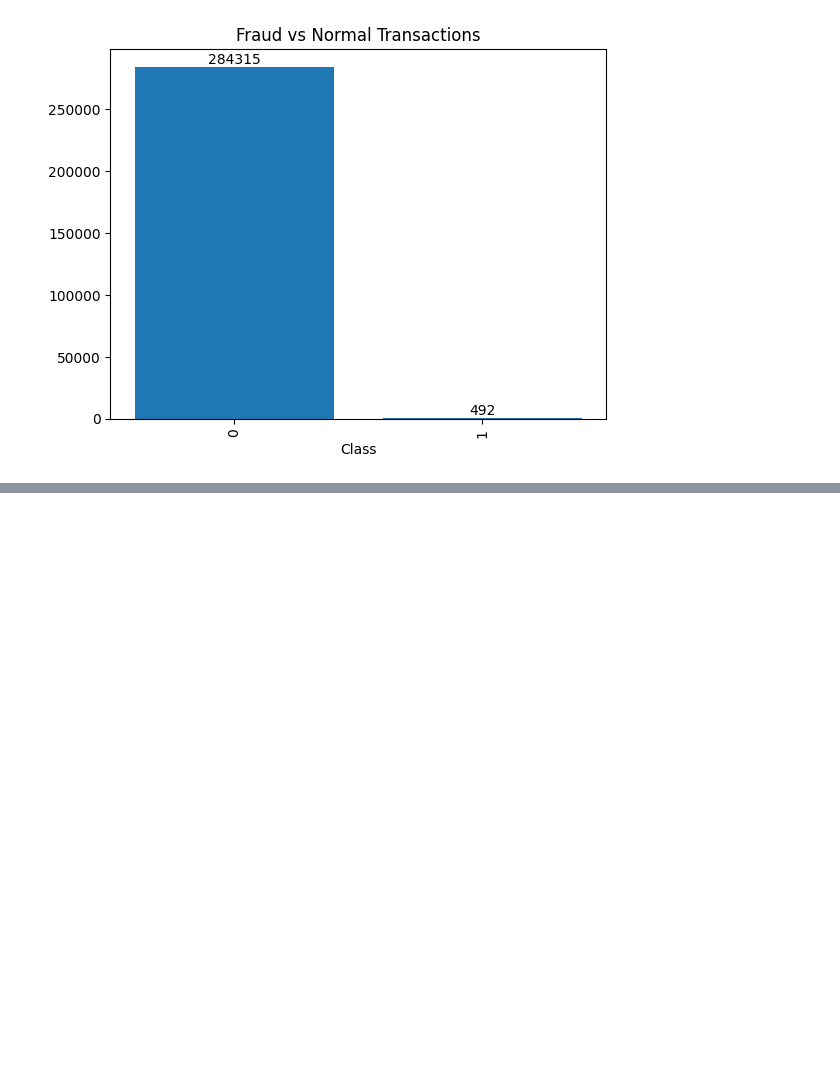
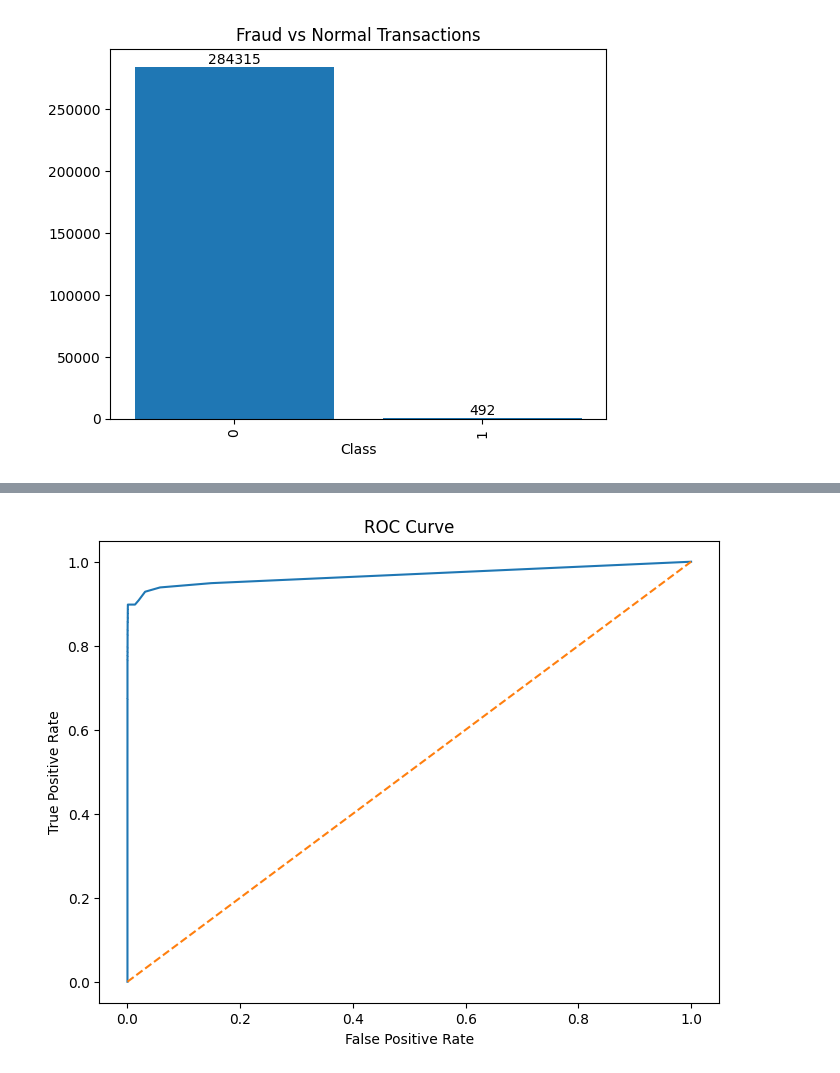
Before and after one commit to IAmDalson/Credit-Card-Fraud-Detection-Machine-Learning-, a Jupyter notebook: Credit Card Fraud Detection Dataset (Kaggle ULB).ipynb, the cells around one changed output, grey strips where cells are left out. Cells and saved outputs as stored; diff of their text form; code cells hidden in the pictures; blank space fills up the shorter version.

```diff
--- a/Credit Card Fraud Detection Dataset (Kaggle ULB).ipynb
+++ b/Credit Card Fraud Detection Dataset (Kaggle ULB).ipynb
@@ -127,0 +144,6 @@ model.fit(x_resampled, y_resampled)
+# %%
+rf_model = RandomForestClassifier(
+    n_estimators=100,
+    random_state=42,
+    n_jobs=-1
+)
@@ -127,0 +247,22 @@ model.fit(x_resampled, y_resampled)
+# %%
+# The ROC-AUC score of the random forest model is 0.97, which indicates that the model has a very good performance in distinguishing between fraud and non-fraud transactions. A score of 0.97 means that there is a 97% chance that the model will correctly classify a randomly chosen fraud transaction as fraud and a randomly chosen non-fraud transaction as non-fraud.
+# Now we will plot the ROC curve for the random forest model to visualize its performance.
+
+from sklearn.metrics import roc_curve
+
+fpr, tpr, thresholds = roc_curve(y_test, rf_probs)
+
+plt.figure(figsize=(8,6))
+
+plt.plot(fpr, tpr)
+
+plt.plot([0,1], [0,1], linestyle='--')
+
+plt.xlabel("False Positive Rate")
+plt.ylabel("True Positive Rate")
+
+plt.title("ROC Curve")
+
+plt.show()
+# %% [output]
+[figure, added]
```
Also changed, not shown: parts of 17 cells of this notebook.
